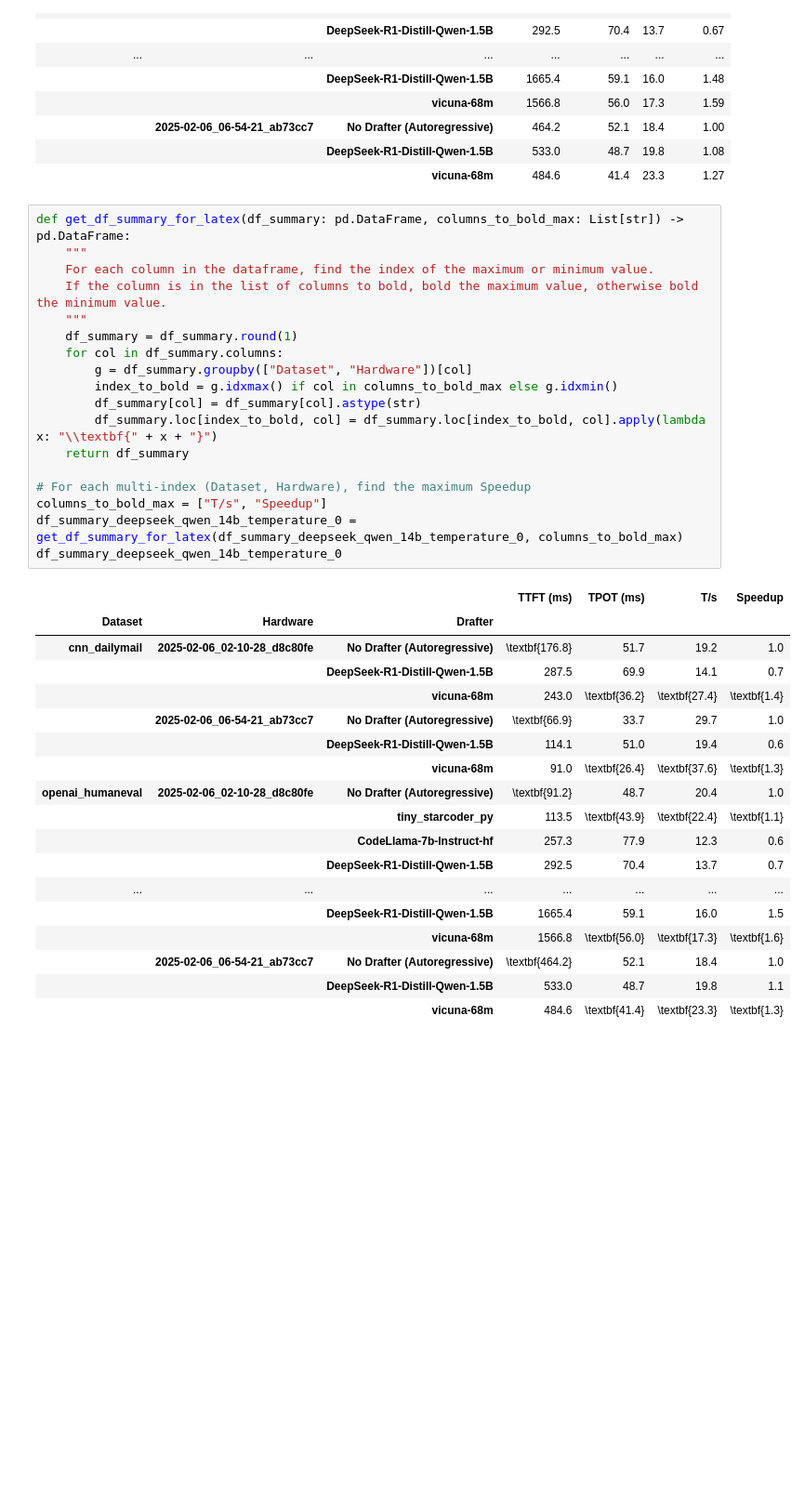
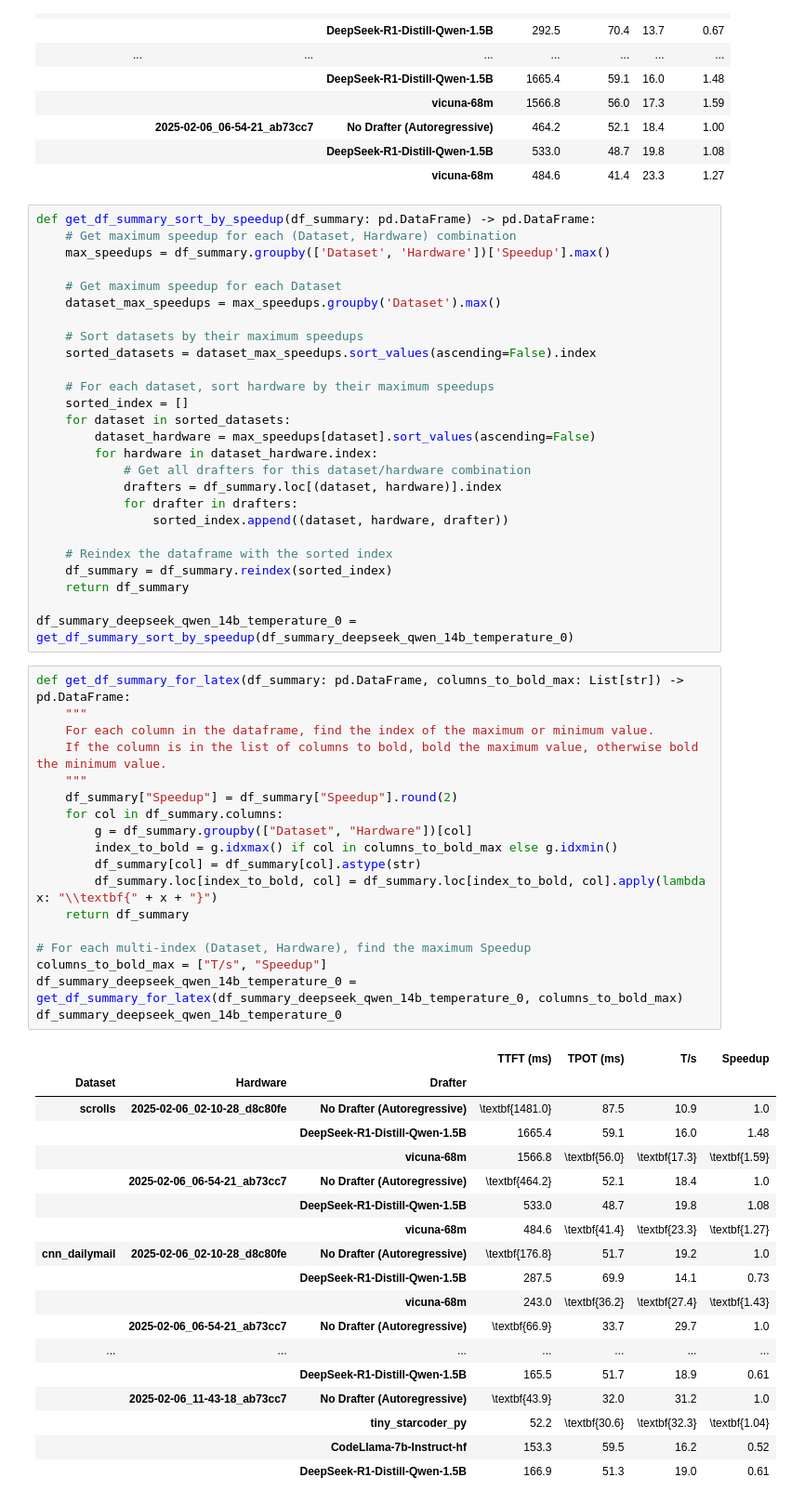
Before and after one commit to keyboardAnt/hf-bench, a Jupyter notebook: hf_bench/speedups.ipynb, the cells around one changed output. Shown: that part at 93% size. Saved outputs shown, nothing was run; the diff lists cells and outputs as text; blank space fills up the shorter version.

Commit message:
`get_df_summary_sort_by_speedup` & `get_df_summary_for_latex`

```diff
--- a/hf_bench/speedups.ipynb
+++ b/hf_bench/speedups.ipynb
@@ -318,43 +318,69 @@ df_summary_deepseek_qwen_14b_temperature_0
 |  | 2025-02-06_06-54-21_ab73cc7 | No Drafter (Autoregressive) | 464.2 | 52.1 | 18.4 | 1.00 |
 |  |  | DeepSeek-R1-Distill-Qwen-1.5B | 533.0 | 48.7 | 19.8 | 1.08 |
 |  |  | vicuna-68m | 484.6 | 41.4 | 23.3 | 1.27 |
+# %%
+def get_df_summary_sort_by_speedup(df_summary: pd.DataFrame) -> pd.DataFrame:
+    # Get maximum speedup for each (Dataset, Hardware) combination
+    max_speedups = df_summary.groupby(['Dataset', 'Hardware'])['Speedup'].max()
+
+    # Get maximum speedup for each Dataset
+    dataset_max_speedups = max_speedups.groupby('Dataset').max()
+
+    # Sort datasets by their maximum speedups
+    sorted_datasets = dataset_max_speedups.sort_values(ascending=False).index
+
+    # For each dataset, sort hardware by their maximum speedups
+    sorted_index = []
+    for dataset in sorted_datasets:
+        dataset_hardware = max_speedups[dataset].sort_values(ascending=False)
+        for hardware in dataset_hardware.index:
+            # Get all drafters for this dataset/hardware combination
+            drafters = df_summary.loc[(dataset, hardware)].index
+            for drafter in drafters:
+                sorted_index.append((dataset, hardware, drafter))
+
+    # Reindex the dataframe with the sorted index
+    df_summary = df_summary.reindex(sorted_index)
+    return df_summary
+
+df_summary_deepseek_qwen_14b_temperature_0 = get_df_summary_sort_by_speedup(df_summary_deepseek_qwen_14b_temperature_0)
 # %%
 def get_df_summary_for_latex(df_summary: pd.DataFrame, columns_to_bold_max: List[str]) -> pd.DataFrame:
     """
     For each column in the dataframe, find the index of the maximum or minimum value.
     If the column is in the list of columns to bold, bold the maximum value, otherwise bold the minimum value.
     """
-    df_summary = df_summary.round(1)
+    df_summary["Speedup"] = df_summary["Speedup"].round(2)
     for col in df_summary.columns:
         g = df_summary.groupby(["Dataset", "Hardware"])[col]
         index_to_bold = g.idxmax() if col in columns_to_bold_max else g.idxmin()
         df_summary[col] = df_summary[col].astype(str)
         df_summary.loc[index_to_bold, col] = df_summary.loc[index_to_bold, col].apply(lambda x: "\\textbf{" + x + "}")
     return df_summary
 
 # For each multi-index (Dataset, Hardware), find the maximum Speedup
 columns_to_bold_max = ["T/s", "Speedup"]
 df_summary_deepseek_qwen_14b_temperature_0 = get_df_summary_for_latex(df_summary_deepseek_qwen_14b_temperature_0, columns_to_bold_max)
 df_summary_deepseek_qwen_14b_temperature_0
 # %% [output]
 |  |  |  | TTFT (ms) | TPOT (ms) | T/s | Speedup |
 | Dataset | Hardware | Drafter |  |  |  |  |
+| scrolls | 2025-02-06_02-10-28_d8c80fe | No Drafter (Autoregressive) | \textbf{1481.0} | 87.5 | 10.9 | 1.0 |
+|  |  | DeepSeek-R1-Distill-Qwen-1.5B | 1665.4 | 59.1 | 16.0 | 1.48 |
+|  |  | vicuna-68m | 1566.8 | \textbf{56.0} | \textbf{17.3} | \textbf{1.59} |
+|  | 2025-02-06_06-54-21_ab73cc7 | No Drafter (Autoregressive) | \textbf{464.2} | 52.1 | 18.4 | 1.0 |
+|  |  | DeepSeek-R1-Distill-Qwen-1.5B | 533.0 | 48.7 | 19.8 | 1.08 |
+|  |  | vicuna-68m | 484.6 | \textbf{41.4} | \textbf{23.3} | \textbf{1.27} |
 | cnn_dailymail | 2025-02-06_02-10-28_d8c80fe | No Drafter (Autoregressive) | \textbf{176.8} | 51.7 | 19.2 | 1.0 |
-|  |  | DeepSeek-R1-Distill-Qwen-1.5B | 287.5 | 69.9 | 14.1 | 0.7 |
-|  |  | vicuna-68m | 243.0 | \textbf{36.2} | \textbf{27.4} | \textbf{1.4} |
+|  |  | DeepSeek-R1-Distill-Qwen-1.5B | 287.5 | 69.9 | 14.1 | 0.73 |
+|  |  | vicuna-68m | 243.0 | \textbf{36.2} | \textbf{27.4} | \textbf{1.43} |
 |  | 2025-02-06_06-54-21_ab73cc7 | No Drafter (Autoregressive) | \textbf{66.9} | 33.7 | 29.7 | 1.0 |
-|  |  | DeepSeek-R1-Distill-Qwen-1.5B | 114.1 | 51.0 | 19.4 | 0.6 |
-|  |  | vicuna-68m | 91.0 | \textbf{26.4} | \textbf{37.6} | \textbf{1.3} |
-| openai_humaneval | 2025-02-06_02-10-28_d8c80fe | No Drafter (Autoregressive) | \textbf{91.2} | 48.7 | 20.4 | 1.0 |
-|  |  | tiny_starcoder_py | 113.5 | \textbf{43.9} | \textbf{22.4} | \textbf{1.1} |
-|  |  | CodeLlama-7b-Instruct-hf | 257.3 | 77.9 | 12.3 | 0.6 |
-|  |  | DeepSeek-R1-Distill-Qwen-1.5B | 292.5 | 70.4 | 13.7 | 0.7 |
 | ... | ... | ... | ... | ... | ... | ... |
-|  |  | DeepSeek-R1-Distill-Qwen-1.5B | 1665.4 | 59.1 | 16.0 | 1.5 |
-|  |  | vicuna-68m | 1566.8 | \textbf{56.0} | \textbf{17.3} | \textbf{1.6} |
-|  | 2025-02-06_06-54-21_ab73cc7 | No Drafter (Autoregressive) | \textbf{464.2} | 52.1 | 18.4 | 1.0 |
-|  |  | DeepSeek-R1-Distill-Qwen-1.5B | 533.0 | 48.7 | 19.8 | 1.1 |
-|  |  | vicuna-68m | 484.6 | \textbf{41.4} | \textbf{23.3} | \textbf{1.3} |
+|  |  | DeepSeek-R1-Distill-Qwen-1.5B | 165.5 | 51.7 | 18.9 | 0.61 |
+|  | 2025-02-06_11-43-18_ab73cc7 | No Drafter (Autoregressive) | \textbf{43.9} | 32.0 | 31.2 | 1.0 |
+|  |  | tiny_starcoder_py | 52.2 | \textbf{30.6} | \textbf{32.3} | \textbf{1.04} |
+|  |  | CodeLlama-7b-Instruct-hf | 153.3 | 59.5 | 16.2 | 0.52 |
+|  |  | DeepSeek-R1-Distill-Qwen-1.5B | 166.9 | 51.3 | 19.0 | 0.61 |
 # %%
 import re
 
```
Also changed, not shown: parts of 1 cell of this notebook.
